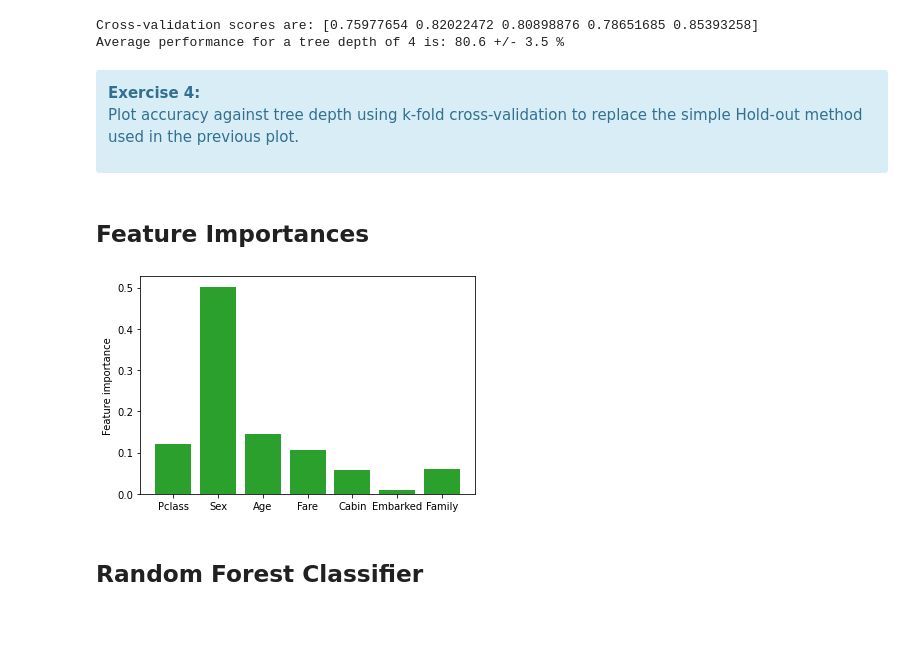
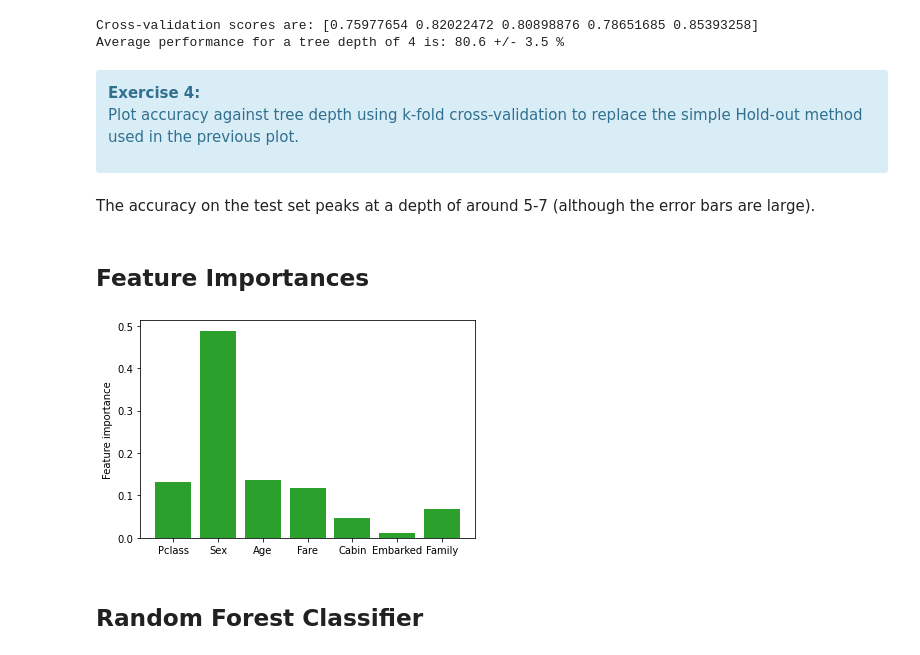
Before and after one commit to mariogutierrezroig/Teaching-Notebooks, a Jupyter notebook: Decision_Trees/decision_trees_titanic.ipynb, the cells around one changed output. Saved outputs shown, nothing was run; the diff lists cells and outputs as text; code cells hidden in the pictures; blank space fills up the shorter version.

Commit message:
Improved Decision trees titanic

```diff
--- a/Decision_Trees/decision_trees_titanic.ipynb
+++ b/Decision_Trees/decision_trees_titanic.ipynb
@@ -399,7 +410,7 @@ For now we will proceed with route (2). However, note that this method may bias
 import numpy as np
 mean_age = titanic.Age.mean()
 print('Mean age over all passengers is:', np.round(mean_age,2), 'years')
-titanic = titanic
+#titanic = titanic
 titanic['Age'] = titanic['Age'].fillna(mean_age)
 # %% [output]
 Mean age over all passengers is: 29.7 years
@@ -535,4 +549,4 @@ Average performance for a tree depth of 4 is: 80.6 +/- 3.5 %
 # %% [markdown]
 <div class="alert alert-block alert-info"><b>Exercise 4:</b><br>
 
-Plot accuracy against tree depth using k-fold cross-validation to replace the simple Hold-out method used in the previous plot.</div>
+Plot accuracy against tree depth using k-fold cross-validation to replace the simple Hold-out method used in the previous plot.
@@ -539,35 +555,40 @@ Plot accuracy against tree depth using k-fold cross-validation to replace the si
+# %% [markdown]
+The accuracy on the test set peaks at a depth of around 5-7 (although the error bars are large).
 # %% [markdown]
 ## Feature Importances
 # %%
 # Plot a histogram of feature importances using a fixed tree depth
 
 def get_feature_importances(X,y,randomState,maxDepth):
     from sklearn import tree, model_selection
     X_train, X_test, y_train, y_test = model_selection.train_test_split(X, y, test_size=0.25,
                                                                         random_state=randomState, stratify=y)
     decision_tree = tree.DecisionTreeClassifier(max_depth = maxDepth, random_state=randomState)
     decision_tree.fit(X_train,y_train)
     return decision_tree.feature_importances_
 
 maxDepth = 6
 
-# Get feature importances for different train/test splits
+# Get feature importances for different train/test splits (by changing random_state in train_test_split()) and compute the average importance for each feature.
 import random
 random.seed(2)
 feature_importances_summed = np.zeros(len(X_names))
 n=100
 for i in range(0,n):
     randomState = random.randint(0,1000)
     feature_importances = get_feature_importances(X,y,randomState,maxDepth)
-    tmp = zip(feature_importances_summed,feature_importances)
-    feature_importances_summed = [(x + y)/2 for (x, y) in tmp]
+    # Commented out the below 2 lines and replaced with 1 (better to use less lines of code!)
+    #tmp = zip(feature_importances_summed,feature_importances)
+    #feature_importances_summed = [(x + y) for (x, y) in tmp]
+    feature_importances_summed = feature_importances_summed + feature_importances
+feature_importances_mean = [number / n for number in feature_importances_summed]
 
 fig, ax = plt.subplots(1,1)
-ax.bar(X_names, feature_importances_summed,color='tab:green')
+ax.bar(X_names, feature_importances_mean,color='tab:green')
 ax.set_ylabel('Feature importance')
 plt.show()
 # %% [output]
-[figure, old version]
+[figure, new version]
 # %% [markdown]
 ## Random Forest Classifier
 # %% [markdown]
```
Also changed, not shown: parts of 19 cells of this notebook, 1 other file.
